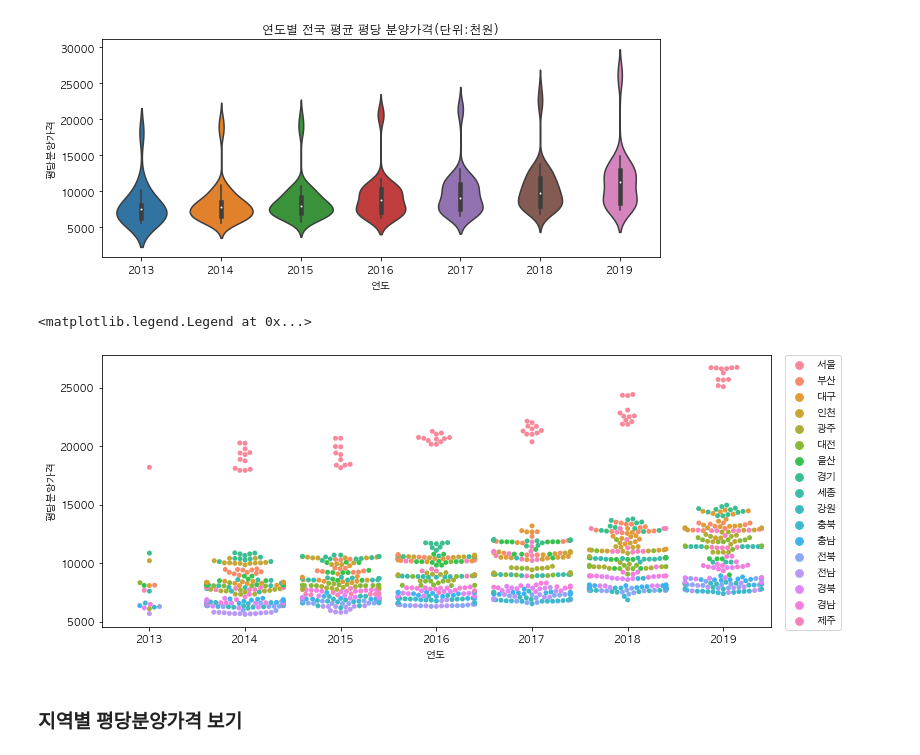
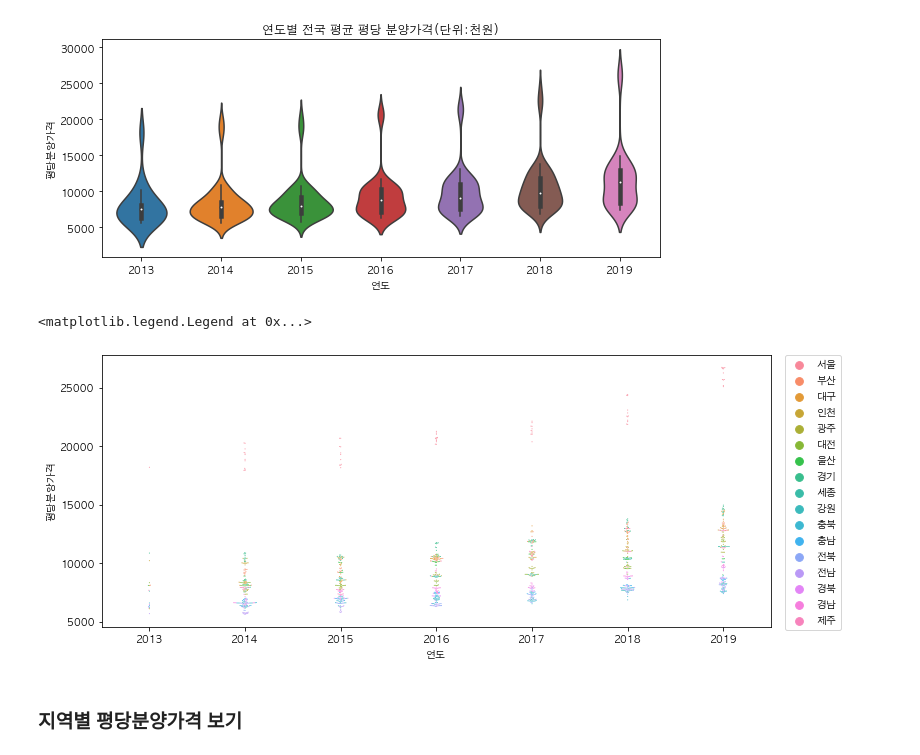
Before and after one commit to corazzon/open-data-analysis-basic, a Jupyter notebook: 01-apt-price-output.ipynb, the cells around one changed output. Saved outputs shown, nothing was run; the diff lists cells and outputs as text; code cells hidden in the pictures.

```diff
--- a/01-apt-price-output.ipynb
+++ b/01-apt-price-output.ipynb
@@ -1169,11 +1178,11 @@ Text(0.5, 1.0, '연도별 전국 평균 평당 분양가격(단위:천원)')
 # %%
 # 연도별 평당분양가격 swarmplot 그리기
 plt.figure(figsize=(12, 5))
-sns.swarmplot(data=df, x="연도", y="평당분양가격", hue="지역명")
+sns.swarmplot(data=df, x="연도", y="평당분양가격", hue="지역명", size=1)
 plt.legend(bbox_to_anchor=(1.02, 1), loc=2, borderaxespad=0.)
 # %% [output]
 <matplotlib.legend.Legend at 0x...>
-[figure, old version]
+[figure, new version]
 # %% [markdown]
 ### 지역별 평당분양가격 보기
 # %%
```
Also changed, not shown: parts of 18 cells of this notebook.
